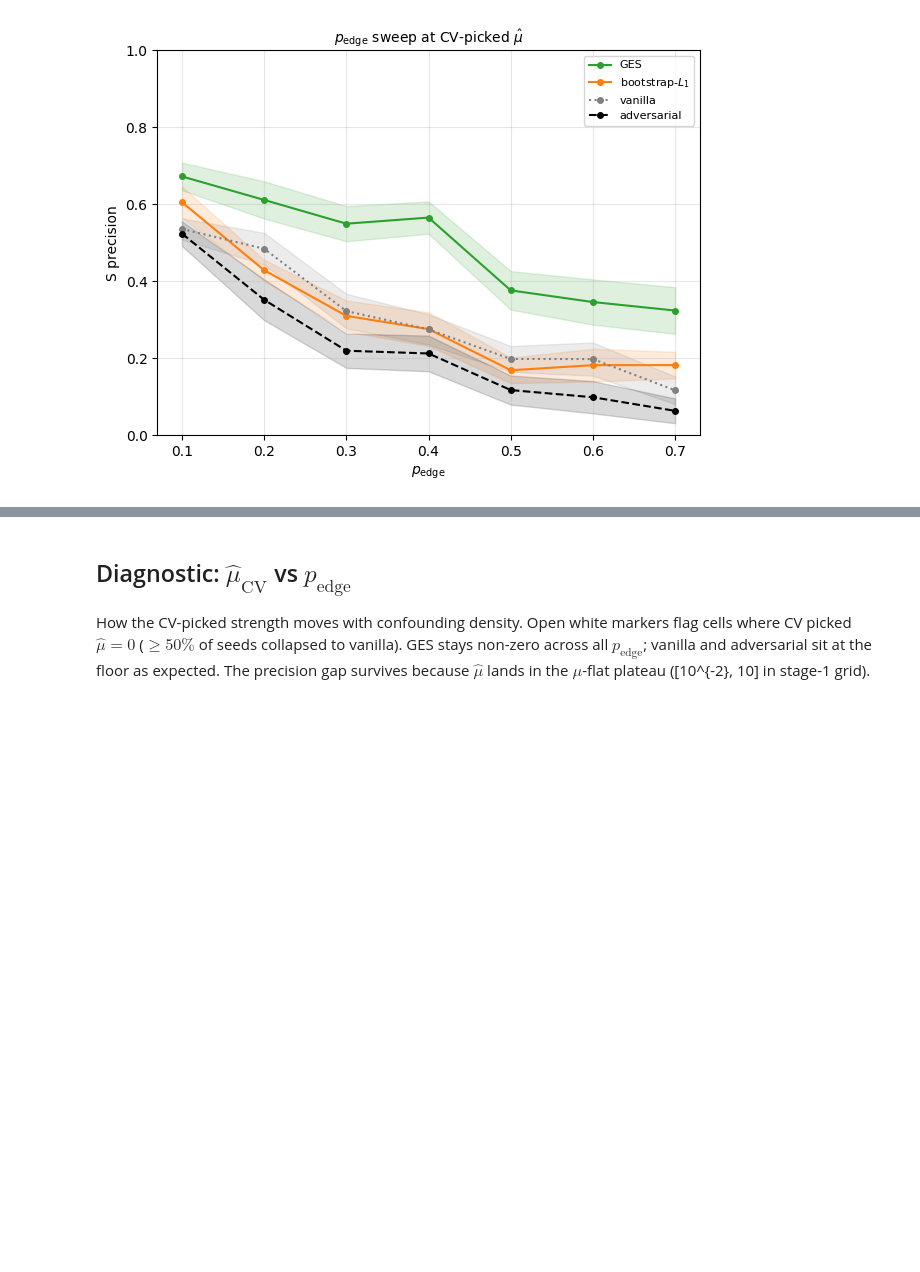
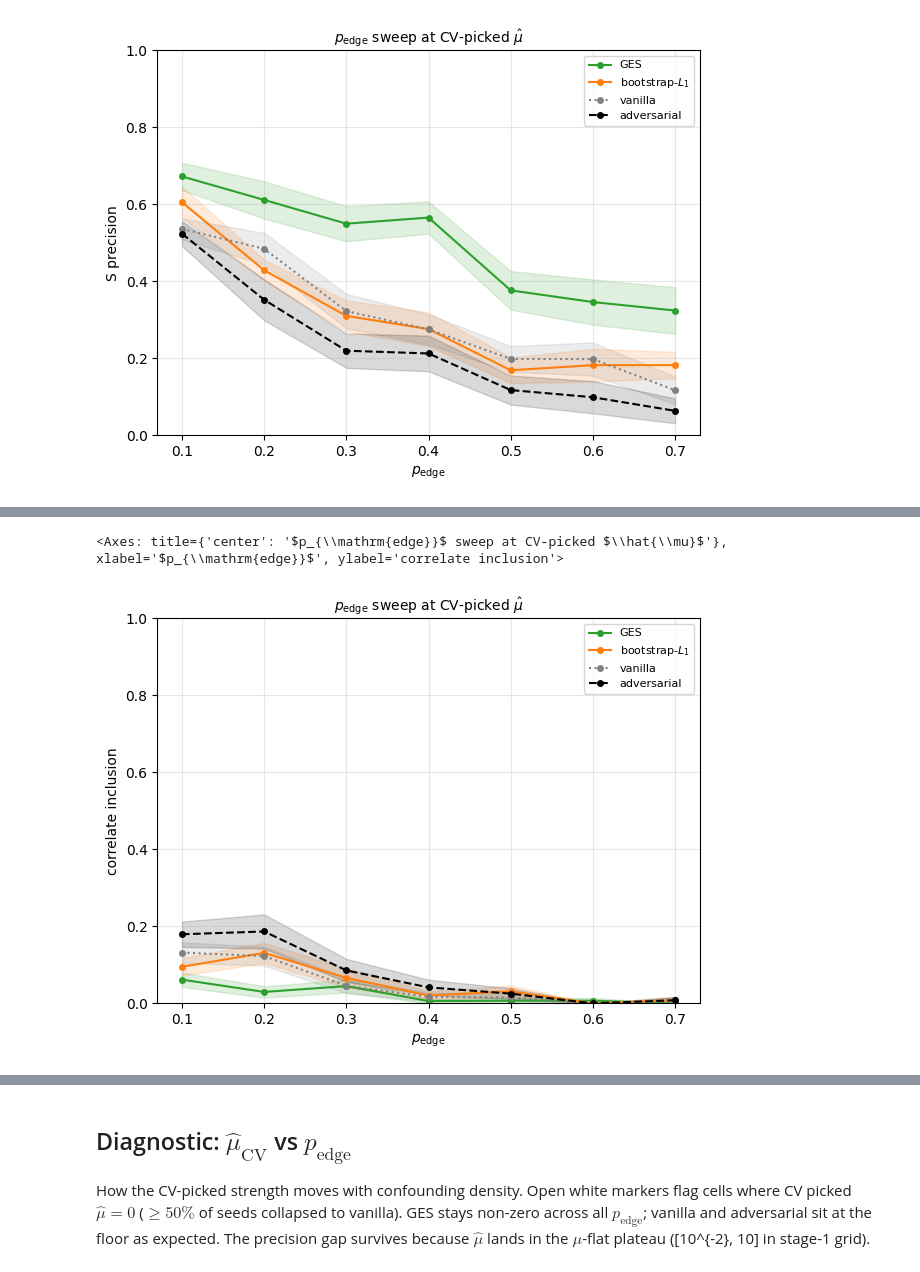
Before and after one commit to YasmineParent/tb_internship, a Jupyter notebook: notebooks/causal_prior/synthetic/recovery_plots.ipynb, the cells around one changed output, grey strips where cells are left out. Drawn from its saved outputs; the diff is of its cells as text; code cells hidden in the pictures; blank space fills up the shorter version.

```diff
--- a/notebooks/causal_prior/synthetic/recovery_plots.ipynb
+++ b/notebooks/causal_prior/synthetic/recovery_plots.ipynb
@@ -51,0 +67,5 @@ viz.plot_recovery_cv_vs_axis(pe_cv, axis_col='p_edge')
+# %%
+viz.plot_recovery_cv_vs_axis(pe_cv, axis_col='p_edge', metric='correlate_inclusion')
+# %% [output]
+<Axes: title={'center': '$p_{\\mathrm{edge}}$ sweep at CV-picked $\\hat{\\mu}$'}, xlabel='$p_{\\mathrm{edge}}$', ylabel='correlate inclusion'>
+[figure, added]
```
Also changed, not shown: parts of 14 cells of this notebook, 5 other files.
